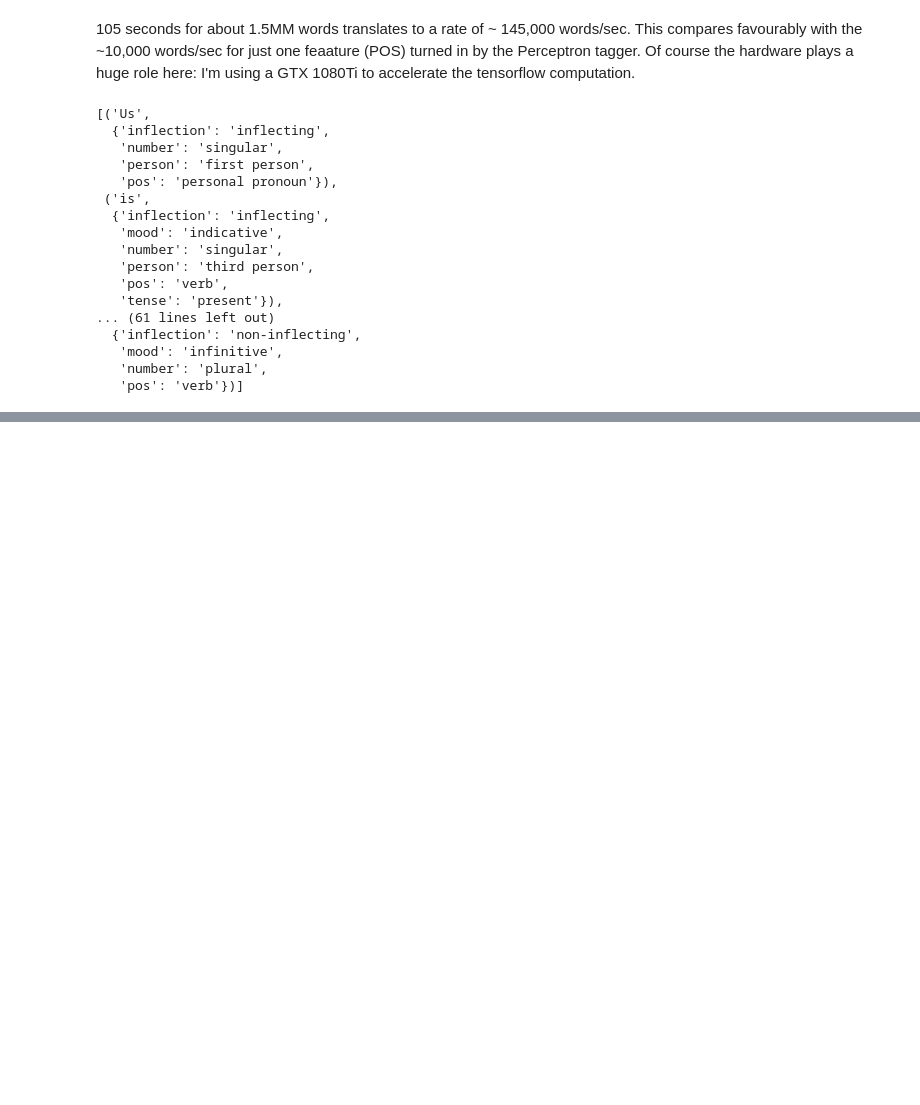
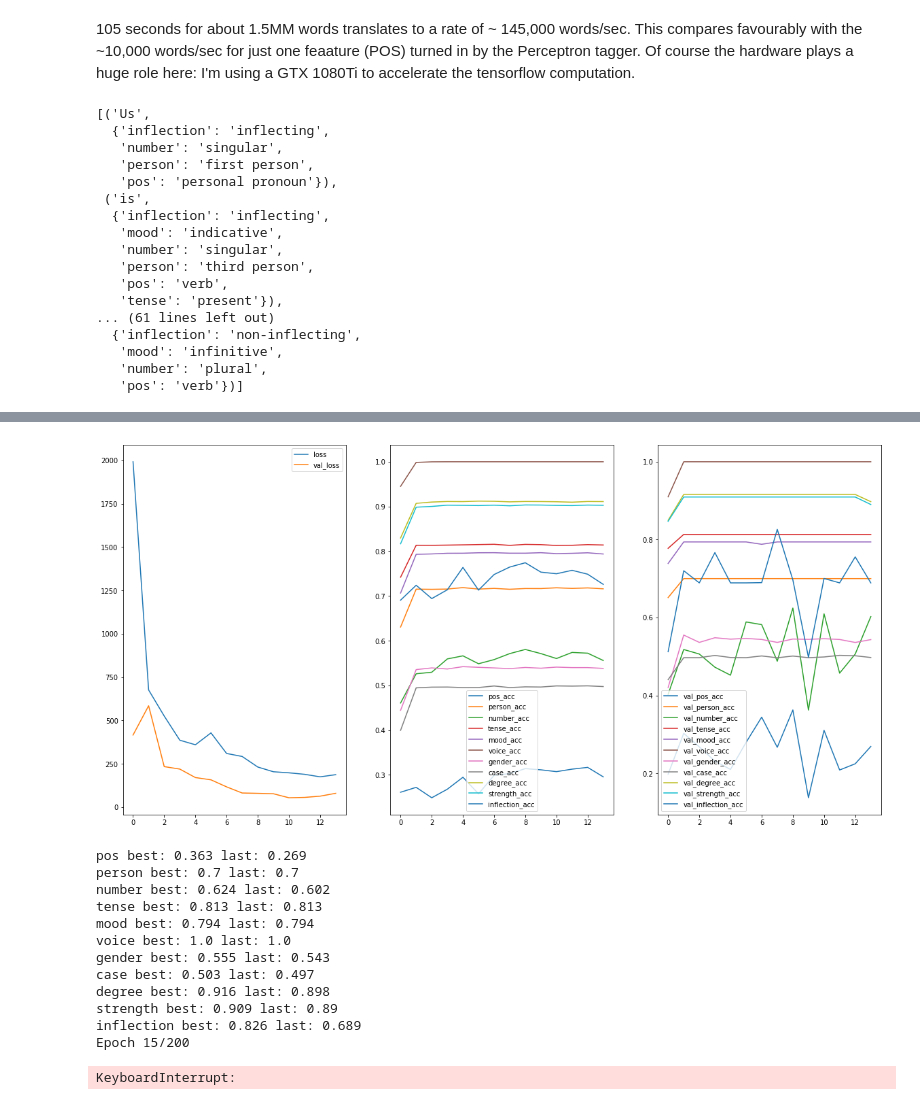
Before and after one commit to cltk/ang_models_cltk, a Jupyter notebook: notebooks/Morphological Analysis Attention.ipynb, the cells around one changed output, grey strips where cells are left out. Cells and saved outputs as stored; diff of their text form; code cells hidden in the pictures; blank space fills up the shorter version.

```diff
--- a/notebooks/Morphological Analysis Attention.ipynb
+++ b/notebooks/Morphological Analysis Attention.ipynb
@@ -210,11 +262,10 @@ def multi_headed_attention(q, k, v, d_model, h, d_k, d_v):
     concat = layers.concatenate(heads, axis=-1)
     return project_2d(d_model)(concat)
 # %%
-def positionwise_feedforward(d_model, d_ff):
+def feedforward(d_model, d_ff):
     model = Sequential()
-    model.add(layers.Conv1D(d_ff, 1, activation='relu'))
-    model.add(layers.Conv1D(d_model, 1))
-    model.add(layers.BatchNormalization())
+    model.add(layers.Dense(d_ff, activation='relu'))
+    model.add(layers.Dense(d_model, activation=None))
 
     return model
 # %%
@@ -645,0 +733,9 @@ tags[0]
+# %%
+K.clear_session()
+m2 = make_char_transformer(vectors, len(alpha), 60,
+                           max_word_len, max_sent_len,
+                           128,
+                           [y.shape[2] for y in Y],
+                           feature_names,
+                           num_layers=2, dropout_rate=0.1)
+m2.summary()
@@ -645,0 +760,22 @@ tags[0]
+# %%
+idx = list(range(len(X)))
+np.random.shuffle(idx)
+history = m2.fit([X[idx], X2_train[idx]], [y[idx] for y in Y],
+                 batch_size=16, epochs=200,
+                 callbacks=[plot_losses],
+                 validation_split = 0.05)
+# %% [output]
+[figure, added]
+pos best: 0.363 last: 0.269
+person best: 0.7 last: 0.7
+number best: 0.624 last: 0.602
+tense best: 0.813 last: 0.813
+mood best: 0.794 last: 0.794
+voice best: 1.0 last: 1.0
+gender best: 0.555 last: 0.543
+case best: 0.503 last: 0.497
+degree best: 0.916 last: 0.898
+strength best: 0.909 last: 0.89
+inflection best: 0.826 last: 0.689
+Epoch 15/200
+KeyboardInterrupt:
```
Also changed, not shown: parts of 9 cells of this notebook.
